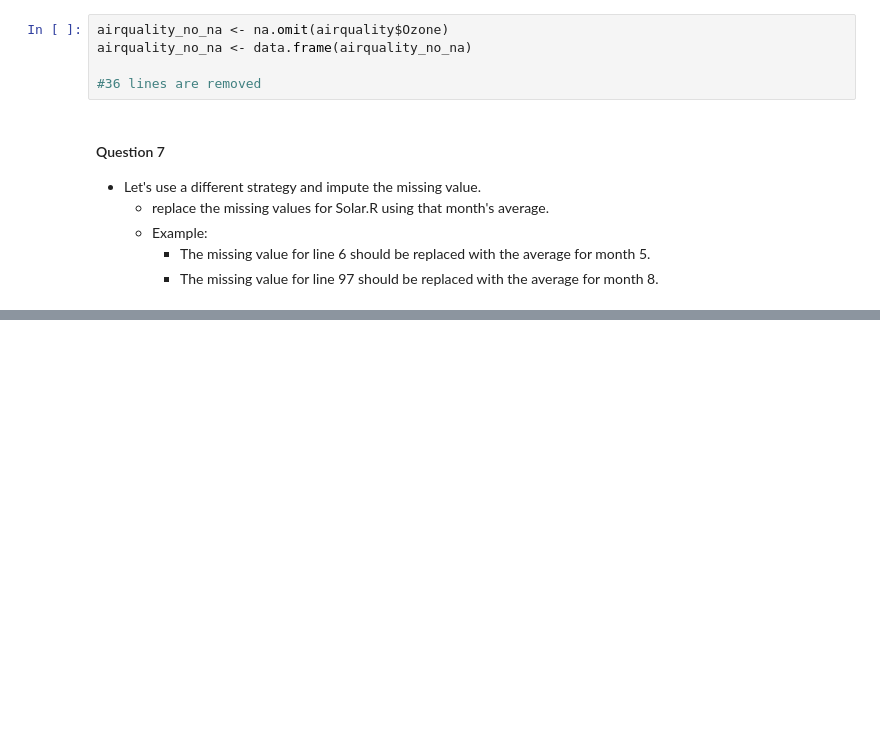
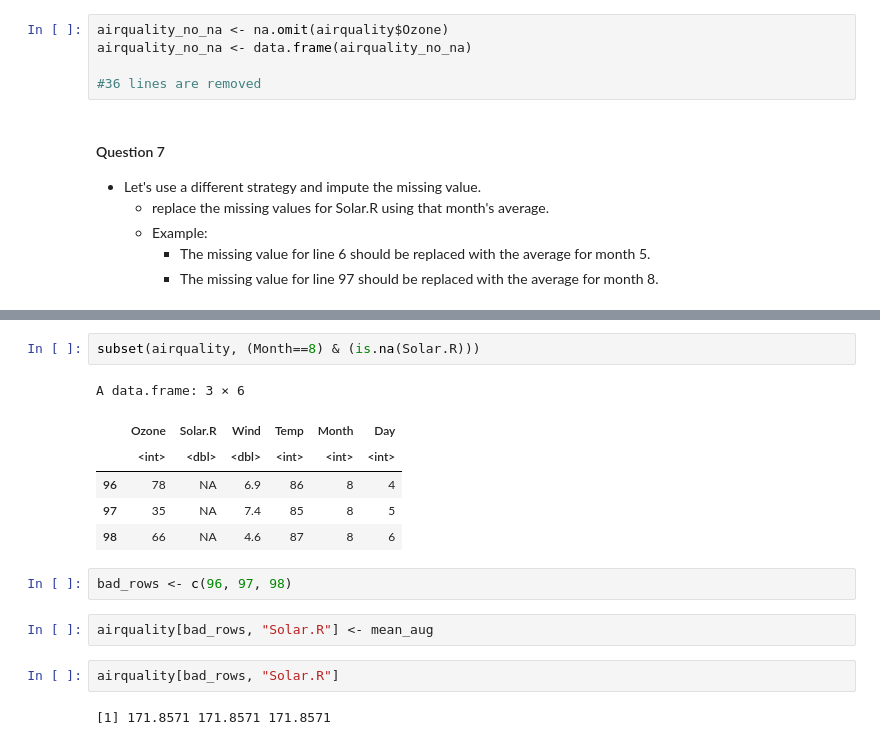
Before and after one commit to davism808/OCN682, a Jupyter notebook: 2_data_structures_intro/data_structures_in_r.ipynb, the cells around one changed output, grey strips where cells are left out. Cells and saved outputs as stored; diff of their text form; blank space fills up the shorter version.

```diff
--- a/2_data_structures_intro/data_structures_in_r.ipynb
+++ b/2_data_structures_intro/data_structures_in_r.ipynb
@@ -176,0 +193,17 @@ mean_aug <- mean(solar_r_aug, na.rm=TRUE)
+# %%
+subset(airquality, (Month==8) & (is.na(Solar.R)))
+# %% [output]
+A data.frame: 3 × 6
+|  | Ozone | Solar.R | Wind | Temp | Month | Day |
+|  | <int> | <dbl> | <dbl> | <int> | <int> | <int> |
+| 96 | 78 | NA | 6.9 | 86 | 8 | 4 |
+| 97 | 35 | NA | 7.4 | 85 | 8 | 5 |
+| 98 | 66 | NA | 4.6 | 87 | 8 | 6 |
+# %%
+bad_rows <- c(96, 97, 98)
+# %%
+airquality[bad_rows, "Solar.R"] <- mean_aug
+# %%
+airquality[bad_rows, "Solar.R"]
+# %% [output]
+[1] 171.8571 171.8571 171.8571
```
Also changed, not shown: parts of 19 cells of this notebook, 1 other file.
